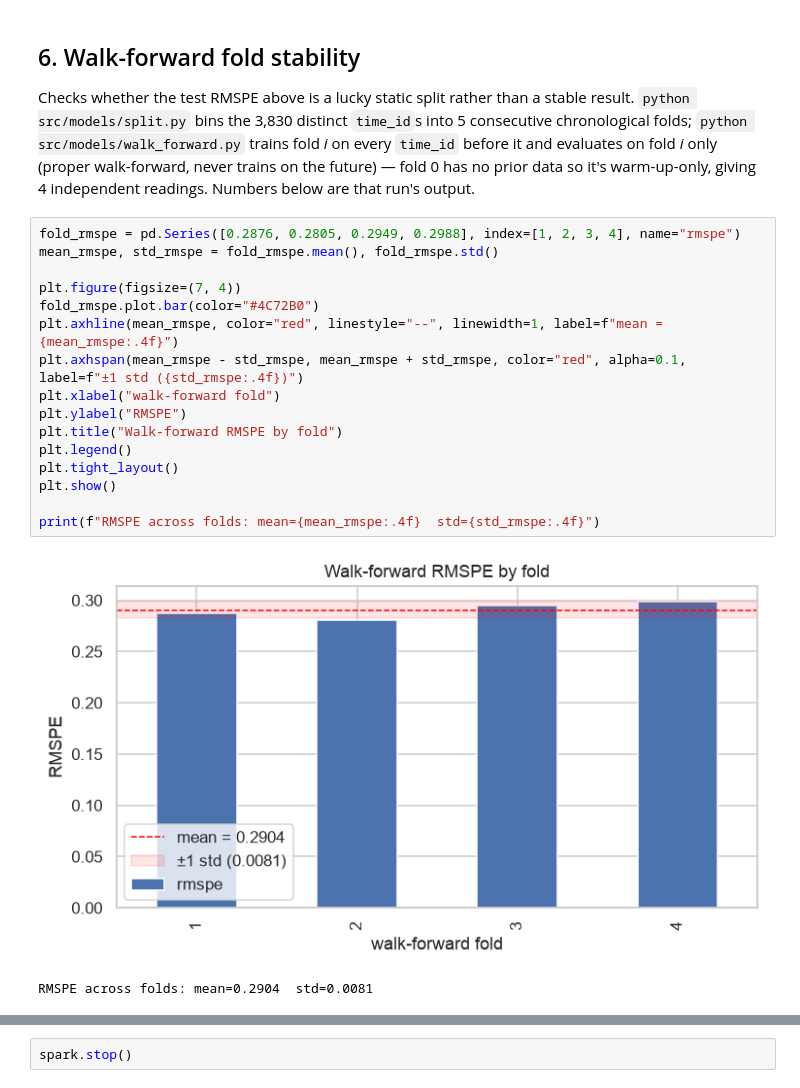
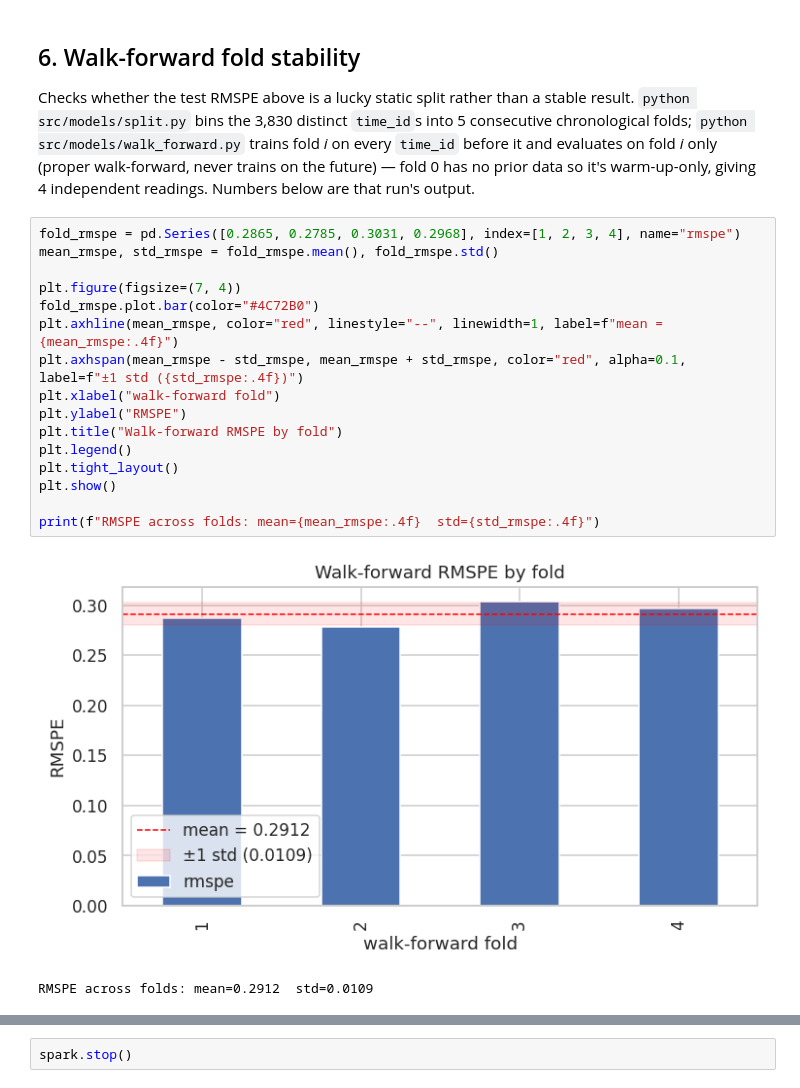
Before and after one commit to AndersVestergaard0/distributed-market-analytics, a Jupyter notebook: notebooks/Regression_Results.ipynb, the cells around one changed output, grey strips where cells are left out. Saved outputs shown, nothing was run; the diff lists cells and outputs as text.

```diff
--- a/notebooks/Regression_Results.ipynb
+++ b/notebooks/Regression_Results.ipynb
@@ -229,24 +236,24 @@ evaluates on fold *i* only (proper walk-forward, never trains on the future)
 — fold 0 has no prior data so it's warm-up-only, giving 4 independent
 readings. Numbers below are that run's output.
 # %%
-fold_rmspe = pd.Series([0.2876, 0.2805, 0.2949, 0.2988], index=[1, 2, 3, 4], name="rmspe")
+fold_rmspe = pd.Series([0.2865, 0.2785, 0.3031, 0.2968], index=[1, 2, 3, 4], name="rmspe")
 mean_rmspe, std_rmspe = fold_rmspe.mean(), fold_rmspe.std()
 
 plt.figure(figsize=(7, 4))
 fold_rmspe.plot.bar(color="#4C72B0")
 plt.axhline(mean_rmspe, color="red", linestyle="--", linewidth=1, label=f"mean = {mean_rmspe:.4f}")
 plt.axhspan(mean_rmspe - std_rmspe, mean_rmspe + std_rmspe, color="red", alpha=0.1, label=f"±1 std ({std_rmspe:.4f})")
 plt.xlabel("walk-forward fold")
 plt.ylabel("RMSPE")
 plt.title("Walk-forward RMSPE by fold")
 plt.legend()
 plt.tight_layout()
 plt.show()
 
 print(f"RMSPE across folds: mean={mean_rmspe:.4f}  std={std_rmspe:.4f}")
 # %% [output]
-[figure, old version]
+[figure, new version]
-RMSPE across folds: mean=0.2904  std=0.0081
+RMSPE across folds: mean=0.2912  std=0.0109
 # %% [markdown]
 ## Takeaways
 
```
Also changed, not shown: parts of 8 cells of this notebook, 3 other files.
